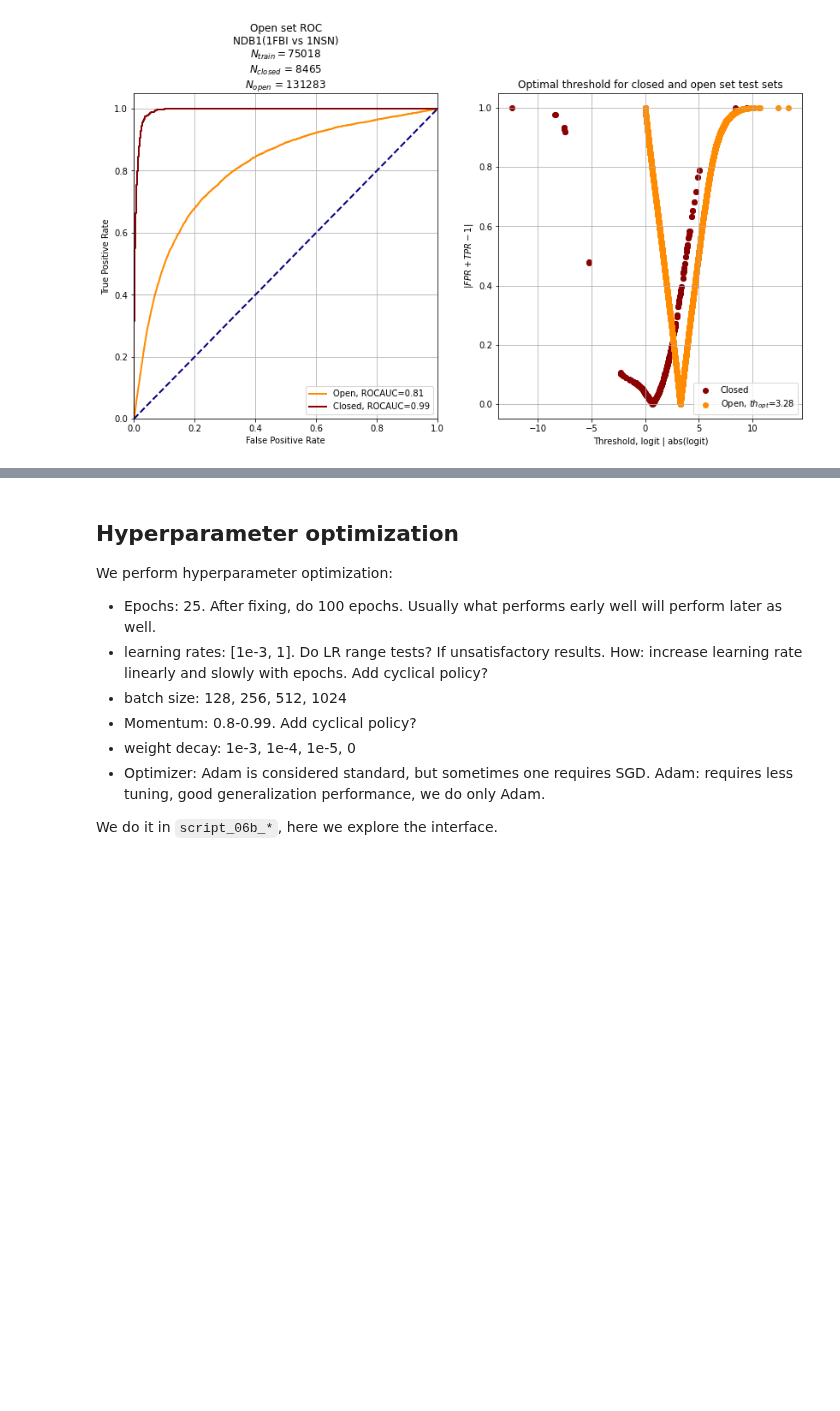
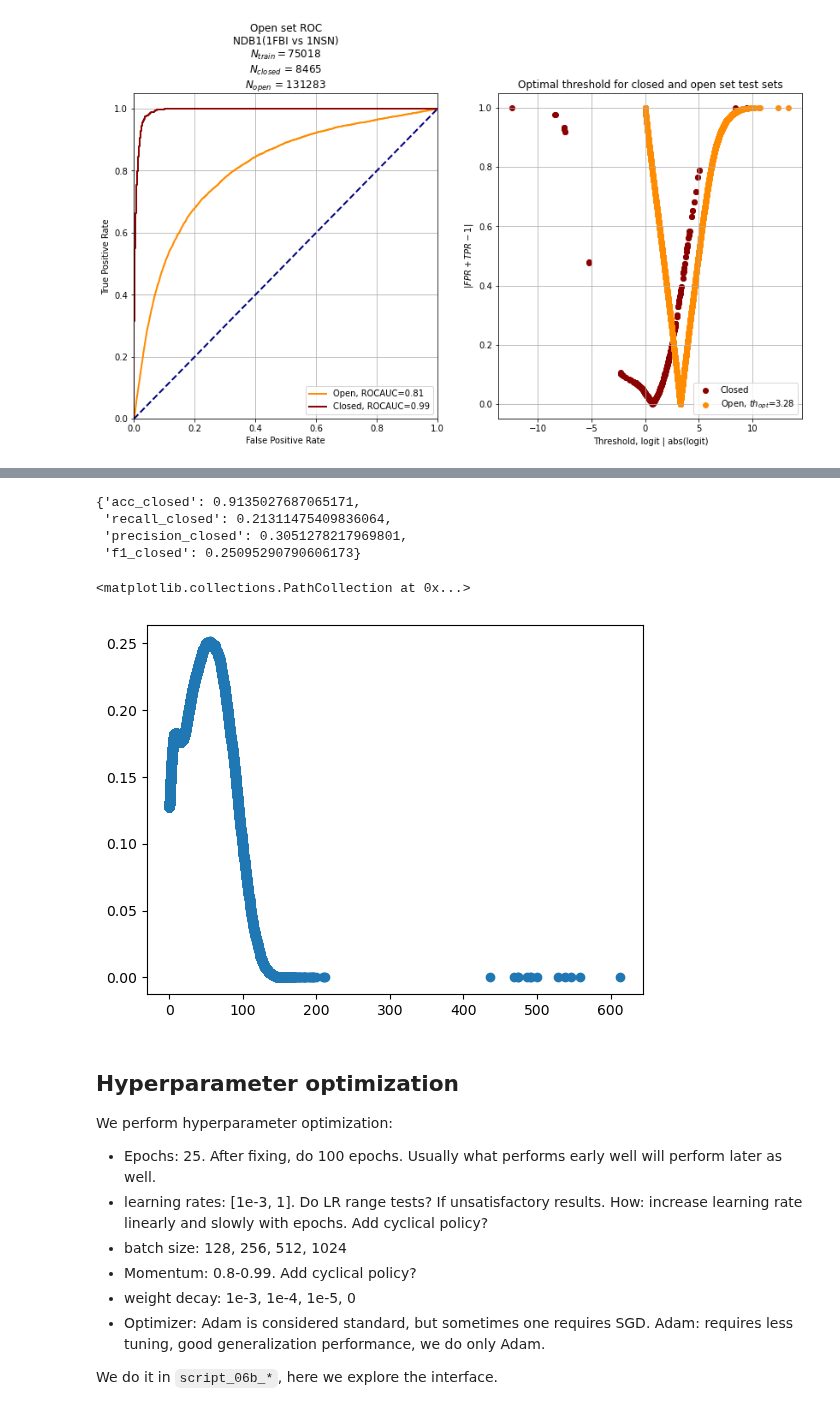
Before and after one commit to csi-greifflab/negative-class-optimization, a Jupyter notebook: notebooks/10_Openset_learning_demo.ipynb, the cells around one changed output, grey strips where cells are left out. Saved outputs shown, nothing was run; the diff lists cells and outputs as text; code cells hidden in the pictures; blank space fills up the shorter version.

```diff
--- a/notebooks/10_Openset_learning_demo.ipynb
+++ b/notebooks/10_Openset_learning_demo.ipynb
@@ -183,3 +181,38 @@ Error:
+# %%
+artifacts_storage_dir = Path("../data/nco_mlflow_runs/ftp/artifacts_store")
+run_id = "1b8ad99089814b2a87147c3fb32dd6f8"
+experiment_id = "3"
+eval_metrics_path = artifacts_storage_dir / experiment_id / run_id / "artifacts/eval_metrics.json"
+
+with open(eval_metrics_path, "r") as fh:
+    eval_metrics = json.load(fh)
+# %%
+abs_logits = np.array(eval_metrics["y_open_abs_logits"])
+y_true = np.array(eval_metrics["y_open_true"])
+assert len(abs_logits) == len(y_true) and type(abs_logits) == type(y_true) == np.ndarray
+
+precision_open, recall_open, thresholds_open, th_open_opt = ml.compute_pr_curve(
+    y_true,
+    abs_logits,
+)
+f1_score = (2 * precision_open * recall_open) / (precision_open + recall_open + 1e-8)
+
+y_pred = (abs_logits > th_open_opt).astype(np.int16)
+ml.compute_binary_metrics(y_pred, y_true)
+# %% [output]
+{'acc_closed': 0.9135027687065171,
+ 'recall_closed': 0.21311475409836064,
+ 'precision_closed': 0.3051278217969801,
+ 'f1_closed': 0.25095290790606173}
+# %%
+# Recall-precision curve
+# plt.scatter(recall_open, precision_open)
+
+# Optimal f1_score ~ threshold
+plt.scatter(thresholds_open, f1_score[:-1])
+# %% [output]
+<matplotlib.collections.PathCollection at 0x...>
+[figure, added]
 # %% [markdown]
 ## Hyperparameter optimization
 
```
Also changed, not shown: parts of 3 cells of this notebook, 5 other files.
